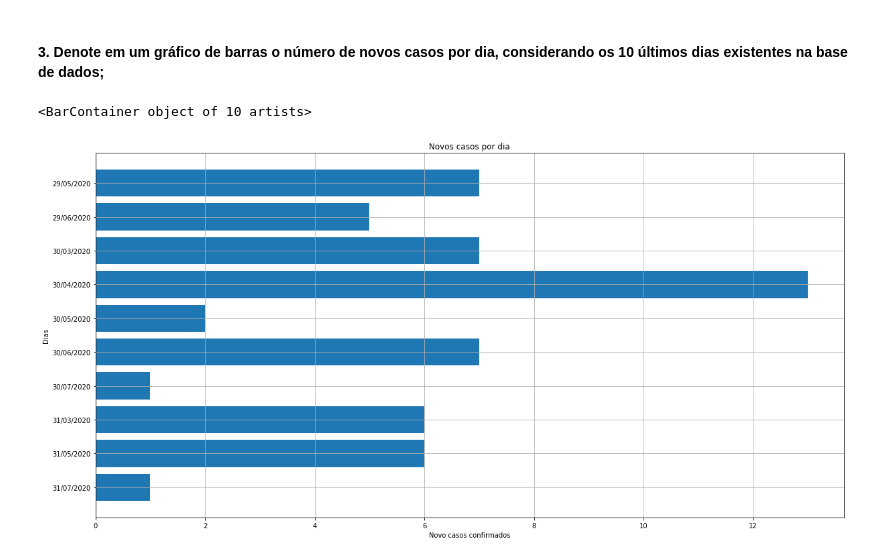
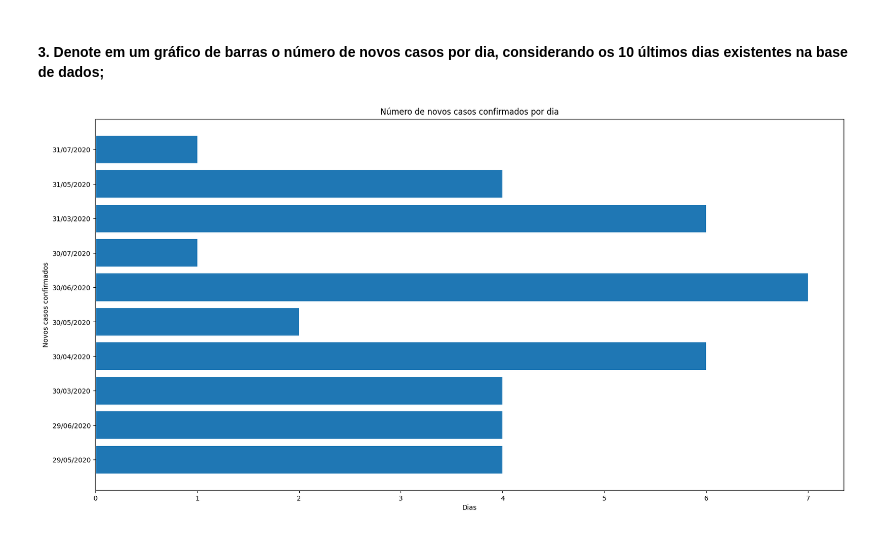
Before and after one commit to cetdo/redesneurais1, a Jupyter notebook: Analise.ipynb, the cells around one changed output. Drawn from its saved outputs; the diff is of its cells as text; code cells hidden in the pictures.

```diff
--- a/Analise.ipynb
+++ b/Analise.ipynb
@@ -241,17 +241,24 @@ Nota-se a presença de Outliers no Boxplot de casos confirmados em pessoas do se
 # %% [markdown]
 #### 3. Denote em um gráfico de barras o número de novos casos por dia, considerando os 10 últimos dias existentes na base de dados;
 # %%
-date_notification = data_clean['_dt_notificacao'].value_counts()
+# get date_notification from confirmed dataframe
+date_notification = confirmed['_dt_notificacao'].value_counts()
+
+# create new date dataframe
 frame = {'date': date_notification.index, 'new_cases': date_notification.values}
 date_df = pandas.DataFrame(frame)
 date_df = date_df.sort_values('date', ascending=False)
 
-plt.figure(figsize = (20, 10))
-plt.title('Novos casos por dia')
-plt.xlabel('Novo casos confirmados')
-plt.ylabel('Dias')
-plt.grid(True)
-plt.barh(date_df.head(10)['date'], date_df.head(10)['new_cases'])
+# create view
+plt.rcdefaults()
+fig, ax = plt.subplots(figsize=(20,10))
+
+ax.barh(date_df.head(10)['date'], date_df.head(10)['new_cases'])
+ax.invert_yaxis()  # labels read top-to-bottom
+ax.set_xlabel('Dias')
+ax.set_ylabel('Novos casos confirmados')
+ax.set_title('Número de novos casos confirmados por dia')
+
+plt.show()
 # %% [output]
-<BarContainer object of 10 artists>
-[figure, old version]
+[figure, new version]
```
Also changed, not shown: parts of 3 cells of this notebook.
